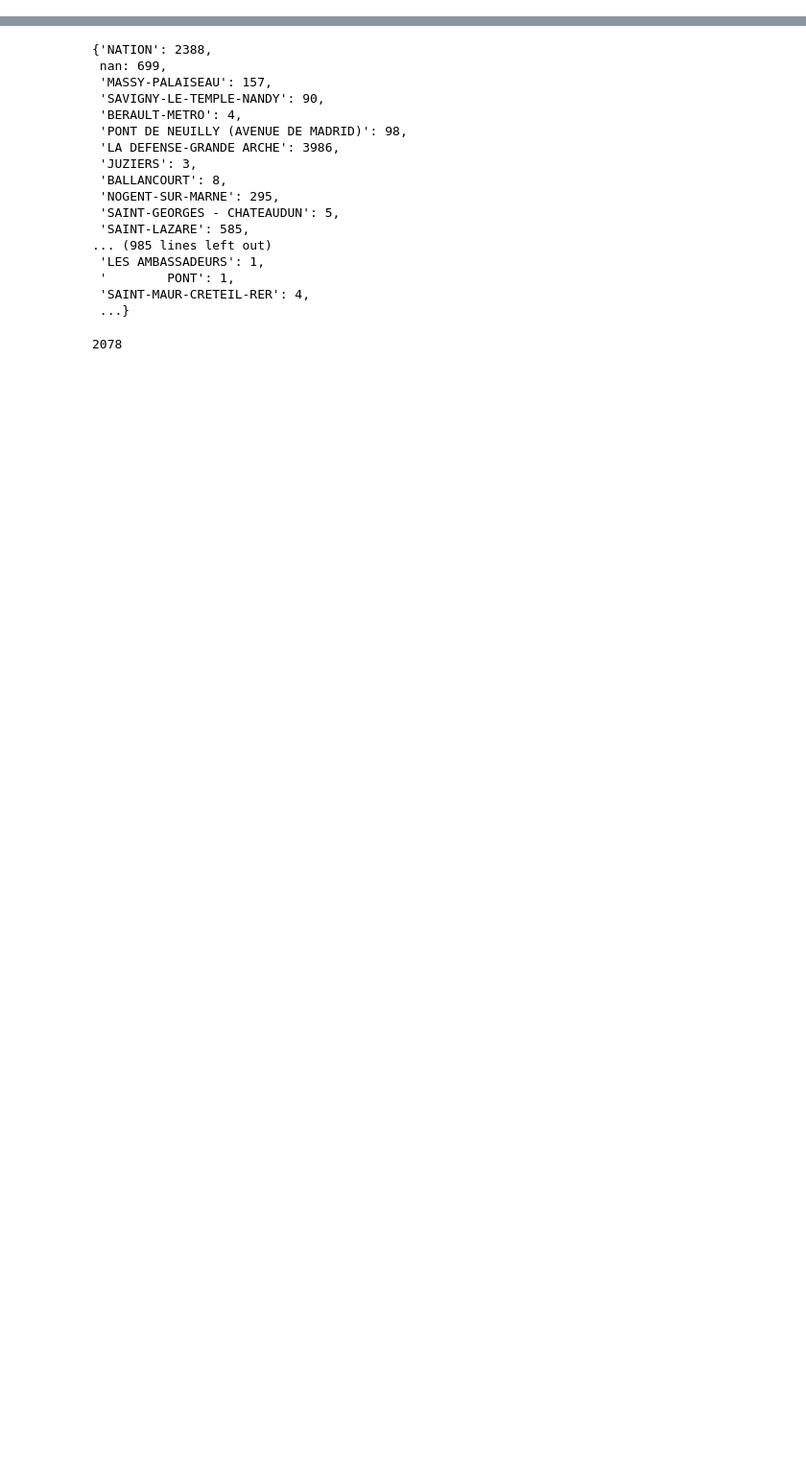
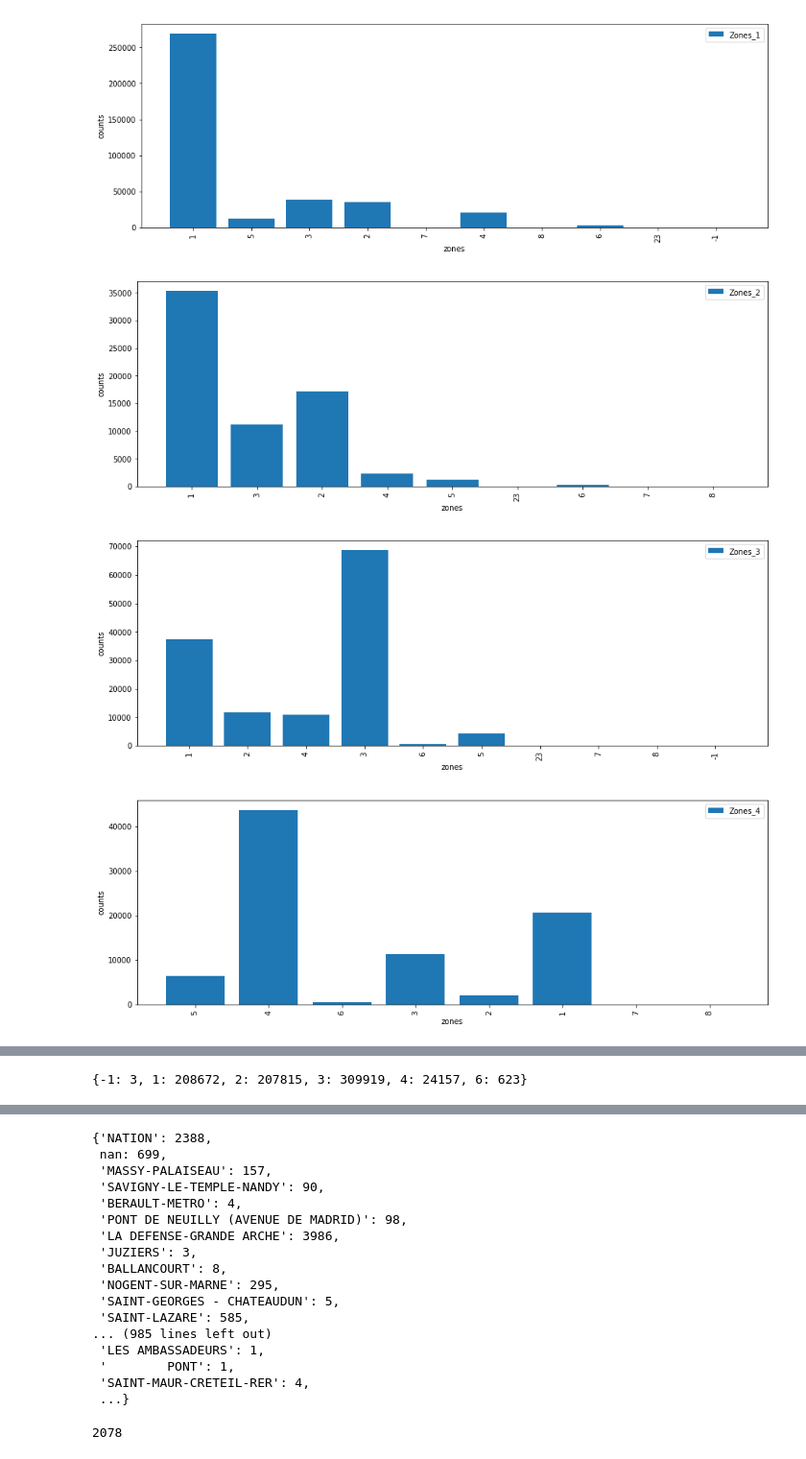
Before and after one commit to Leoyao87820984/Handle_AFC_data, a Jupyter notebook: AFC_Results.ipynb, the cells around one changed output, grey strips where cells are left out. Shown at 96% size. Cells and saved outputs as stored; diff of their text form; code cells hidden in the pictures; blank space fills up the shorter version.

```diff
--- a/AFC_Results.ipynb
+++ b/AFC_Results.ipynb
@@ -86,0 +122,64 @@ finall_result.drop('Unnamed: 0', axis=1, inplace=True)
+# %%
+zones_1 = finall_result[finall_result['O_zones'] == 1]
+# %%
+zones_3 = finall_result[finall_result['O_zones'] == 3]
+# %%
+zones_4 = finall_result[finall_result['O_zones'] == 4]
+# %%
+zones_5 = finall_result[finall_result['O_zones'] == 5]
+# %%
+zones_1_counts = get_counts(zones_1['D_zones'])
+x = zones_1_counts.keys()
+y = zones_1_counts.values()
+plt.figure(figsize=(15,5))
+plt.bar(np.arange(len(x)) , y)
+plt.xticks(np.arange(len(x)), x, rotation = 90)
+plt.xlabel('zones')
+plt.ylabel('counts')
+plt.legend(['Zones_1'])
+plt.show()
+zones_2_counts = get_counts(zones_2['D_zones'])
+x = zones_2_counts.keys()
+y = zones_2_counts.values()
+plt.figure(figsize=(15,5))
+plt.bar(np.arange(len(x)) , y)
+plt.xticks(np.arange(len(x)), x, rotation = 90)
+plt.xlabel('zones')
+plt.ylabel('counts')
+plt.legend(['Zones_2'])
+plt.show()
+zones_3_counts = get_counts(zones_3['D_zones'])
+x = zones_3_counts.keys()
+y = zones_3_counts.values()
+plt.figure(figsize=(15,5))
+plt.bar(np.arange(len(x)) , y)
+plt.xticks(np.arange(len(x)), x, rotation = 90)
+plt.xlabel('zones')
+plt.ylabel('counts')
+plt.legend(['Zones_3'])
+plt.show()
+zones_4_counts = get_counts(zones_4['D_zones'])
+x = zones_4_counts.keys()
+y = zones_4_counts.values()
+plt.figure(figsize=(15,5))
+plt.bar(np.arange(len(x)) , y)
+plt.xticks(np.arange(len(x)), x, rotation = 90)
+plt.xlabel('zones')
+plt.ylabel('counts')
+plt.legend(['Zones_4'])
+plt.show()
+zones_5_counts = get_counts(zones_5['D_zones'])
+x = zones_5_counts.keys()
+y = zones_5_counts.values()
+plt.figure(figsize=(15,5))
+plt.bar(np.arange(len(x)) , y)
+plt.xticks(np.arange(len(x)), x, rotation = 90)
+plt.xlabel('zones')
+plt.ylabel('counts')
+plt.legend(['Zones_5'])
+plt.show()
+# %% [output]
+[figure, added]
+[figure, added]
+[figure, added]
+[figure, added]
@@ -86,0 +187,4 @@ finall_result.drop('Unnamed: 0', axis=1, inplace=True)
+# %%
+get_counts(finall_result['O_mode'])
+# %% [output]
+{-1: 3, 1: 208672, 2: 207815, 3: 309919, 4: 24157, 6: 623}
```
Also changed, not shown: parts of 50 cells of this notebook, 2 other files.
